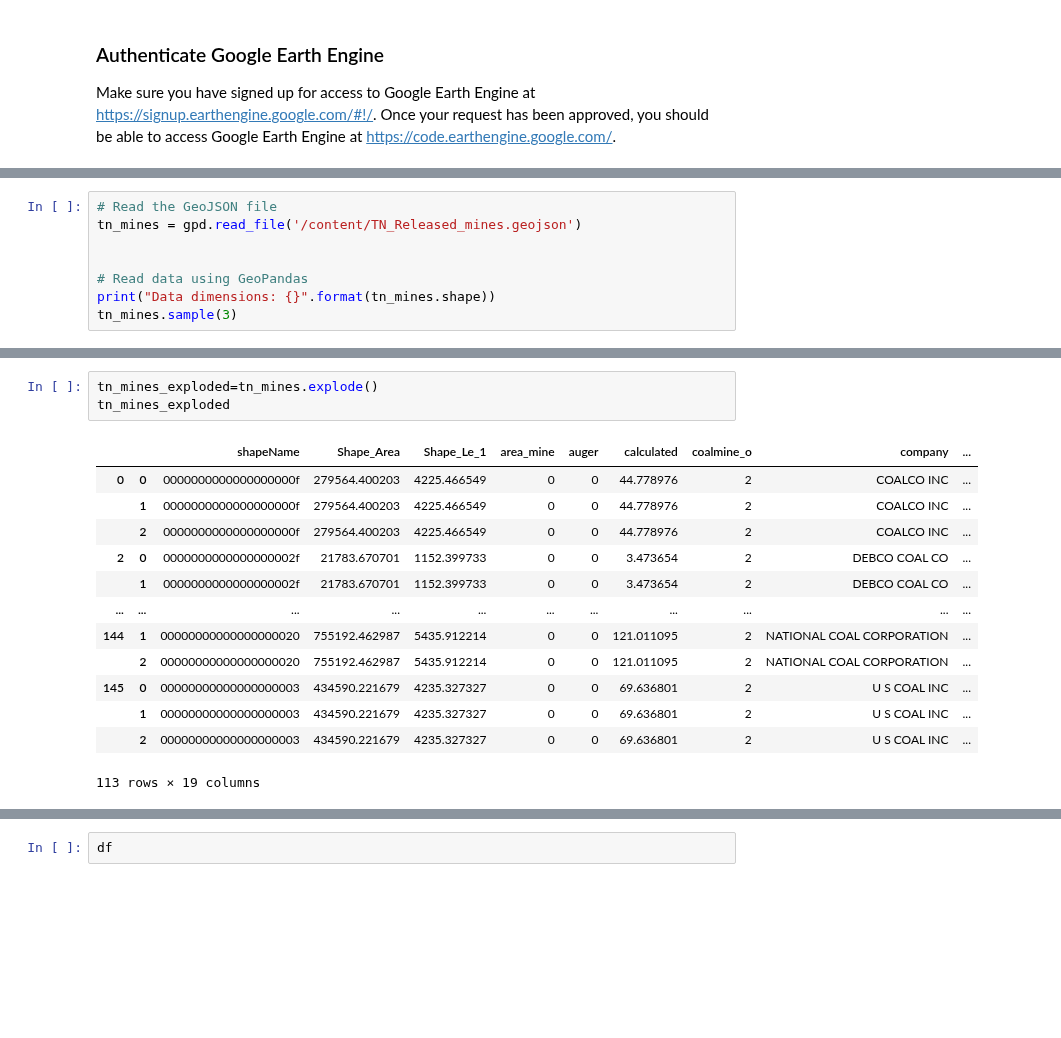
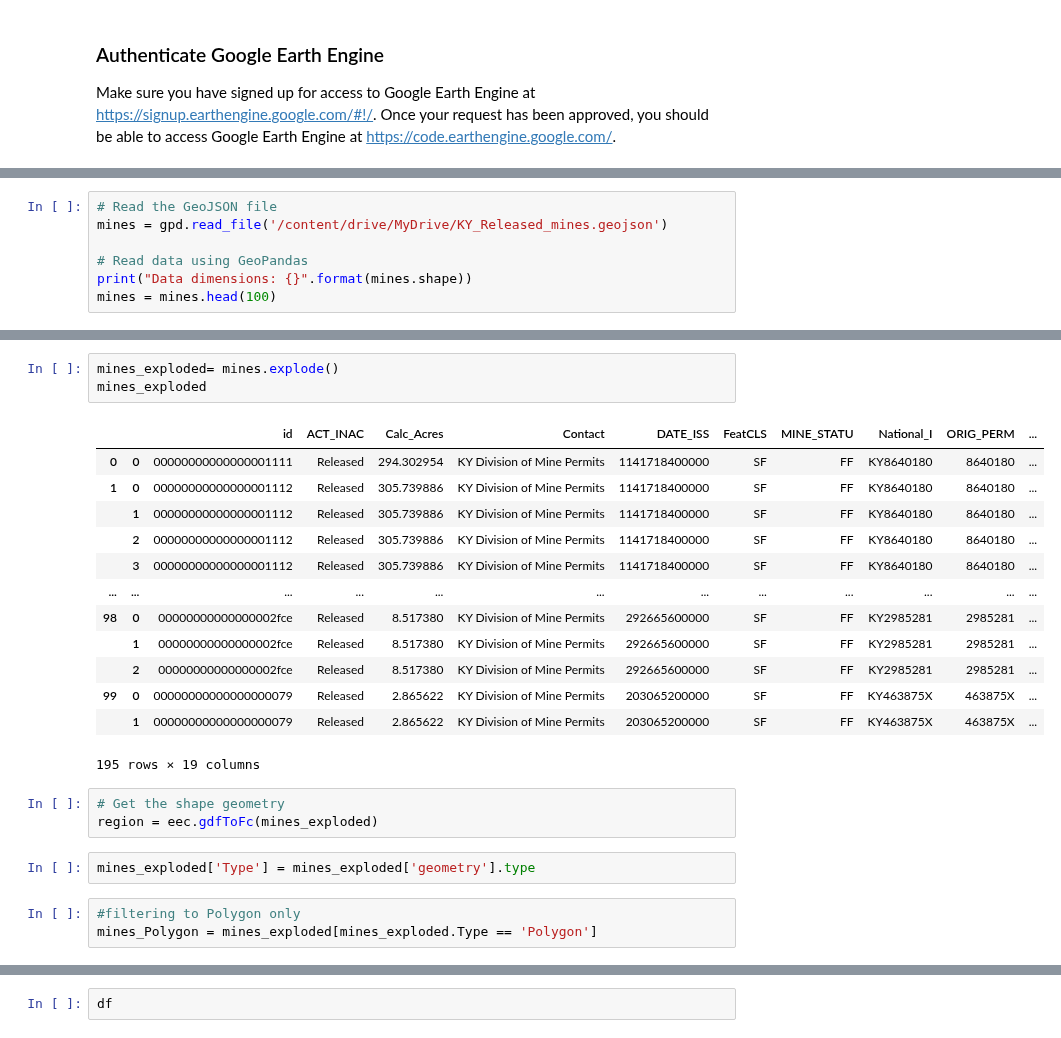
Before and after one commit to KendallScott/Capstone, a Jupyter notebook: Archive/Data_API_Loop.ipynb, the cells around one changed output, grey strips where cells are left out. Cells and saved outputs as stored; diff of their text form; blank space fills up the shorter version.

```diff
--- a/Archive/Data_API_Loop.ipynb
+++ b/Archive/Data_API_Loop.ipynb
@@ -95,10 +113,9 @@ Enter verification code: 4/1AZEOvhWgUzwrhPgMWvGPtIG4fXt0AyvM7V5gJxujUiDI9IDeSHsa
 Successfully saved authorization token.
 # %%
 # Read the GeoJSON file
-tn_mines = gpd.read_file('/content/TN_Released_mines.geojson')
-
+mines = gpd.read_file('/content/drive/MyDrive/KY_Released_mines.geojson')
 
 # Read data using GeoPandas
-print("Data dimensions: {}".format(tn_mines.shape))
-tn_mines.sample(3)
+print("Data dimensions: {}".format(mines.shape))
+mines = mines.head(100)
 # %% [output]
@@ -163,20 +128,28 @@ df = pd.DataFrame()
-# %%
-tn_mines_exploded=tn_mines.explode()
-tn_mines_exploded
-# %% [output]
-|  |  | shapeName | Shape_Area | Shape_Le_1 | area_mine | auger | calculated | coalmine_o | company | ... |
-| 0 | 0 | 0000000000000000000f | 279564.400203 | 4225.466549 | 0 | 0 | 44.778976 | 2 | COALCO INC | ... |
-|  | 1 | 0000000000000000000f | 279564.400203 | 4225.466549 | 0 | 0 | 44.778976 | 2 | COALCO INC | ... |
-|  | 2 | 0000000000000000000f | 279564.400203 | 4225.466549 | 0 | 0 | 44.778976 | 2 | COALCO INC | ... |
-| 2 | 0 | 0000000000000000002f | 21783.670701 | 1152.399733 | 0 | 0 | 3.473654 | 2 | DEBCO COAL CO | ... |
-|  | 1 | 0000000000000000002f | 21783.670701 | 1152.399733 | 0 | 0 | 3.473654 | 2 | DEBCO COAL CO | ... |
-| ... | ... | ... | ... | ... | ... | ... | ... | ... | ... | ... |
-| 144 | 1 | 00000000000000000020 | 755192.462987 | 5435.912214 | 0 | 0 | 121.011095 | 2 | NATIONAL COAL CORPORATION | ... |
-|  | 2 | 00000000000000000020 | 755192.462987 | 5435.912214 | 0 | 0 | 121.011095 | 2 | NATIONAL COAL CORPORATION | ... |
-| 145 | 0 | 00000000000000000003 | 434590.221679 | 4235.327327 | 0 | 0 | 69.636801 | 2 | U S COAL INC | ... |
-|  | 1 | 00000000000000000003 | 434590.221679 | 4235.327327 | 0 | 0 | 69.636801 | 2 | U S COAL INC | ... |
-|  | 2 | 00000000000000000003 | 434590.221679 | 4235.327327 | 0 | 0 | 69.636801 | 2 | U S COAL INC | ... |
-113 rows × 19 columns
+# %%
+mines_exploded= mines.explode()
+mines_exploded
+# %% [output]
+|  |  | id | ACT_INAC | Calc_Acres | Contact | DATE_ISS | FeatCLS | MINE_STATU | National_I | ORIG_PERM | ... |
+| 0 | 0 | 00000000000000001111 | Released | 294.302954 | KY Division of Mine Permits | 1141718400000 | SF | FF | KY8640180 | 8640180 | ... |
+| 1 | 0 | 00000000000000001112 | Released | 305.739886 | KY Division of Mine Permits | 1141718400000 | SF | FF | KY8640180 | 8640180 | ... |
+|  | 1 | 00000000000000001112 | Released | 305.739886 | KY Division of Mine Permits | 1141718400000 | SF | FF | KY8640180 | 8640180 | ... |
+|  | 2 | 00000000000000001112 | Released | 305.739886 | KY Division of Mine Permits | 1141718400000 | SF | FF | KY8640180 | 8640180 | ... |
+|  | 3 | 00000000000000001112 | Released | 305.739886 | KY Division of Mine Permits | 1141718400000 | SF | FF | KY8640180 | 8640180 | ... |
+| ... | ... | ... | ... | ... | ... | ... | ... | ... | ... | ... | ... |
+| 98 | 0 | 00000000000000002fce | Released | 8.517380 | KY Division of Mine Permits | 292665600000 | SF | FF | KY2985281 | 2985281 | ... |
+|  | 1 | 00000000000000002fce | Released | 8.517380 | KY Division of Mine Permits | 292665600000 | SF | FF | KY2985281 | 2985281 | ... |
+|  | 2 | 00000000000000002fce | Released | 8.517380 | KY Division of Mine Permits | 292665600000 | SF | FF | KY2985281 | 2985281 | ... |
+| 99 | 0 | 00000000000000000079 | Released | 2.865622 | KY Division of Mine Permits | 203065200000 | SF | FF | KY463875X | 463875X | ... |
+|  | 1 | 00000000000000000079 | Released | 2.865622 | KY Division of Mine Permits | 203065200000 | SF | FF | KY463875X | 463875X | ... |
+195 rows × 19 columns
+# %%
+# Get the shape geometry
+region = eec.gdfToFc(mines_exploded)
+# %%
+mines_exploded['Type'] = mines_exploded['geometry'].type
+# %%
+#filtering to Polygon only
+mines_Polygon = mines_exploded[mines_exploded.Type == 'Polygon']
 # %%
 i=0
 
```
Also changed, not shown: parts of 24 cells of this notebook.
